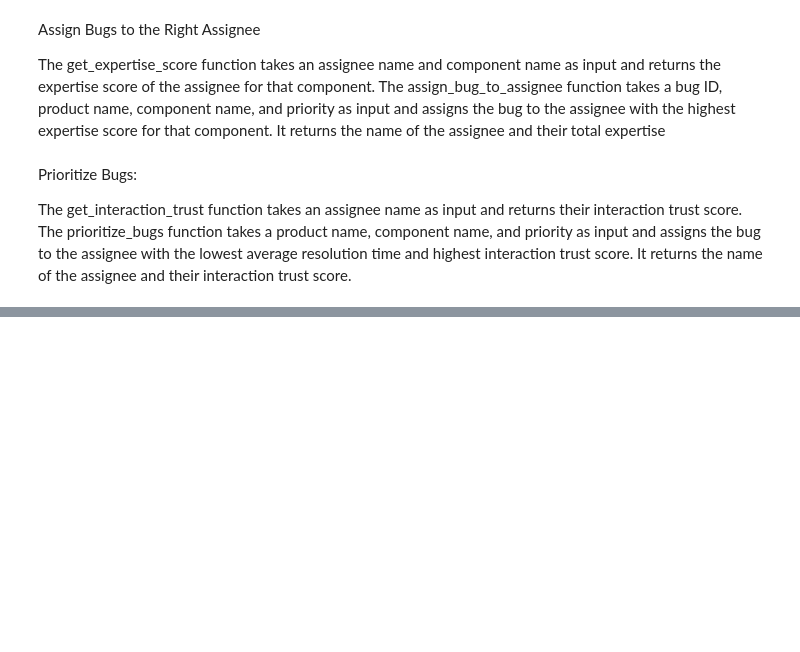
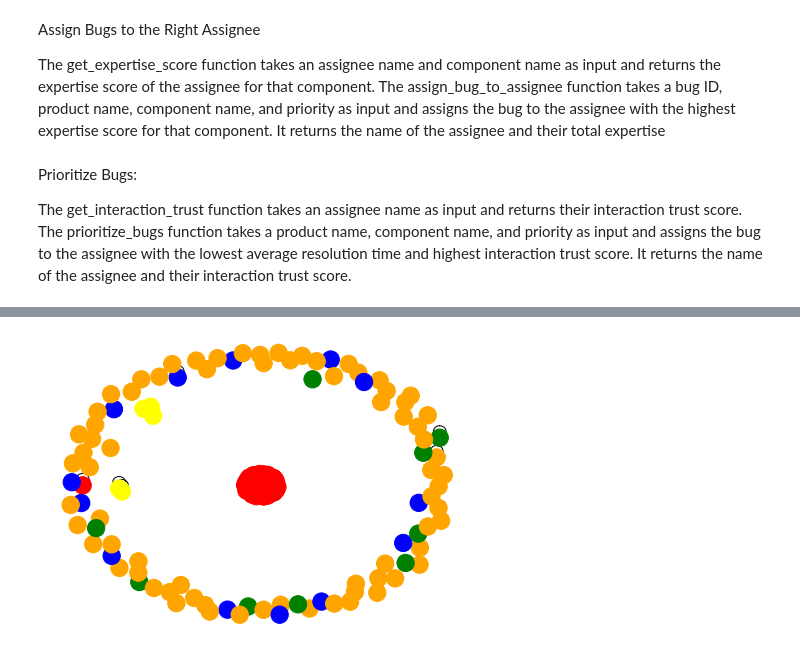
Before and after one commit to Mystic-Trooper/bug-triaging-2, a Jupyter notebook: bug triaging.ipynb, the cells around one changed output, grey strips where cells are left out. Drawn from its saved outputs; the diff is of its cells as text; code cells hidden in the pictures; blank space fills up the shorter version.

```diff
--- a/bug triaging.ipynb
+++ b/bug triaging.ipynb
@@ -610,0 +728,31 @@ AttributeError: module 'community' has no attribute 'best_partition'
+# %%
+import networkx as nx
+import matplotlib.pyplot as plt
+
+# Create a new networkx graph
+G_communities = nx.Graph()
+
+# Add nodes to the graph based on the community assignments
+for assignee, community_id in partition.items():
+    G_communities.add_node(assignee, community=community_id)
+
+# Add edges to the graph based on the community assignments
+for edge in G.edges():
+    assignee1, component = edge
+    community1 = partition[assignee1]
+    for assignee2 in G.neighbors(component):
+        community2 = partition[assignee2]
+        if community1 == community2:
+            G_communities.add_edge(assignee1, assignee2)
+
+# Define a color map for the communities
+color_map = {0: "red", 1: "green", 2: "blue", 3: "orange",4:"yellow"}
+
+# Draw the graph with nodes colored by community
+node_colors = [color_map[G_communities.nodes[n]["community"]] for n in G_communities.nodes()]
+nx.draw(G_communities, node_color=node_colors)
+
+# Show the plot
+plt.show()
+# %% [output]
+[figure, added]
```
Also changed, not shown: parts of 7 cells of this notebook.
